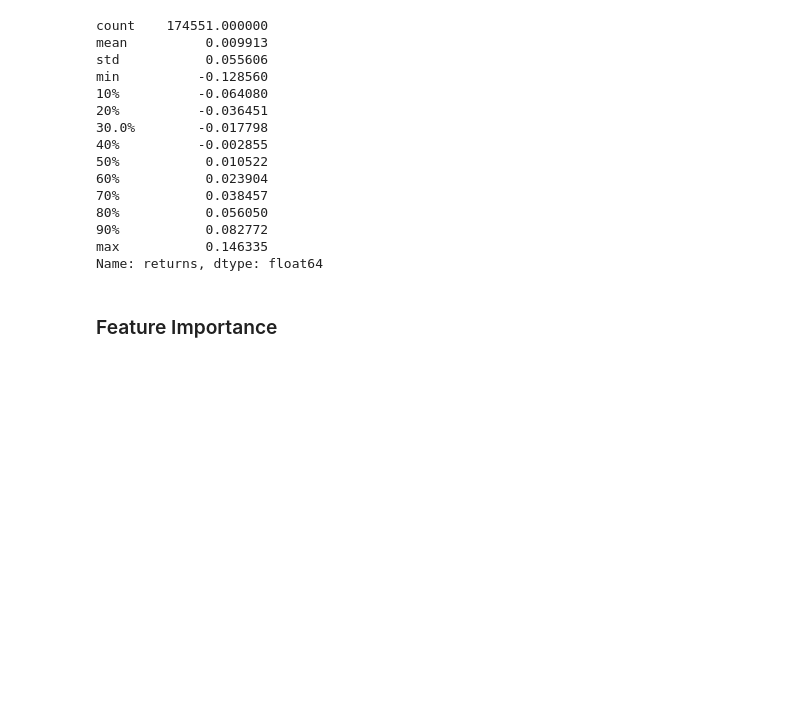
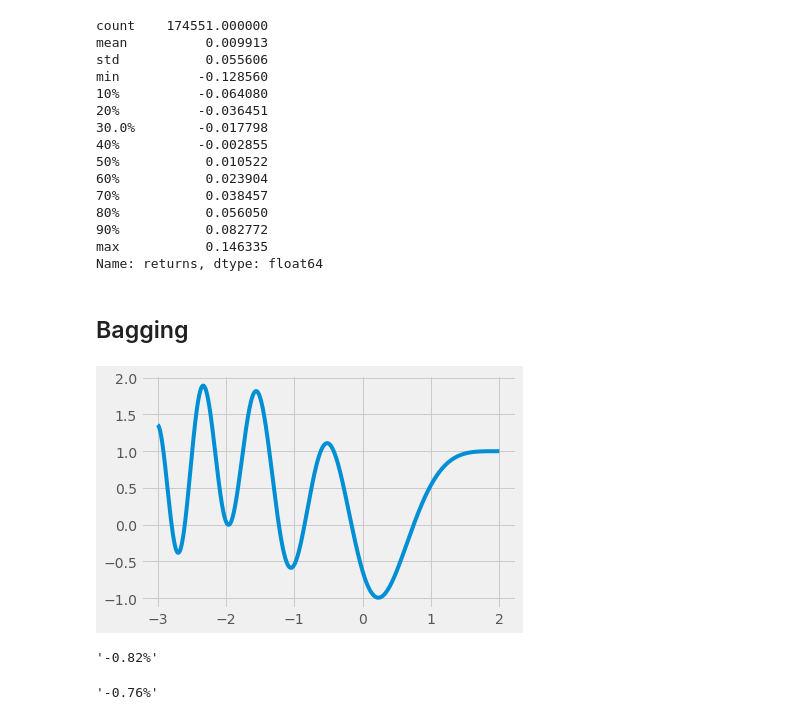
Before and after one commit to PaulClas/machine-learning-for-trading, a Jupyter notebook: 09_decision_trees_random_forests/02-random-forest.ipynb, the cells around one changed output. Saved outputs shown, nothing was run; the diff lists cells and outputs as text; code cells hidden in the pictures; blank space fills up the shorter version.

```diff
--- a/09_decision_trees_random_forests/02-random-forest.ipynb
+++ b/09_decision_trees_random_forests/02-random-forest.ipynb
@@ -17,6 +21,6 @@ from sklearn.metrics import roc_auc_score, roc_curve, mean_squared_error, precis
-# %%
-warnings.filterwarnings('ignore')
-plt.style.use('ggplot')
+# %%
+plt.style.use('fivethirtyeight')
+np.random.seed(seed=42)
 # %% [markdown]
 ## Get Data
 # %%
@@ -68,5 +72,14 @@ max           0.146335
 Name: returns, dtype: float64
 # %%
 y_binary = (y>0).astype(int)
-# %% [markdown]
-### Feature Importance
+# %% [markdown]
+## Bagging
+# %%
+def f(x):
+    return np.exp(-(x+2) ** 2) + np.cos((x-2)**2)
+
+x = np.linspace(-3, 2, 1000)
+y = pd.Series(f(x), index=x)
+y.plot();
+# %% [output]
+[figure, added]
@@ -72,0 +123,10 @@ y_binary = (y>0).astype(int)
+# %%
+df = result.mean().sort_index().loc['Decision Tree']
+f"{(df.error- df.drop('error').sum()) / df.error:.2%}"
+# %% [output]
+'-0.82%'
+# %%
+df = result.mean().sort_index().loc['Bagging Regressor']
+f"{(df.error- df.drop('error').sum()) / df.error:.2%}"
+# %% [output]
+'-0.76%'
```
Also changed, not shown: parts of 13 cells of this notebook, 3 other files.
